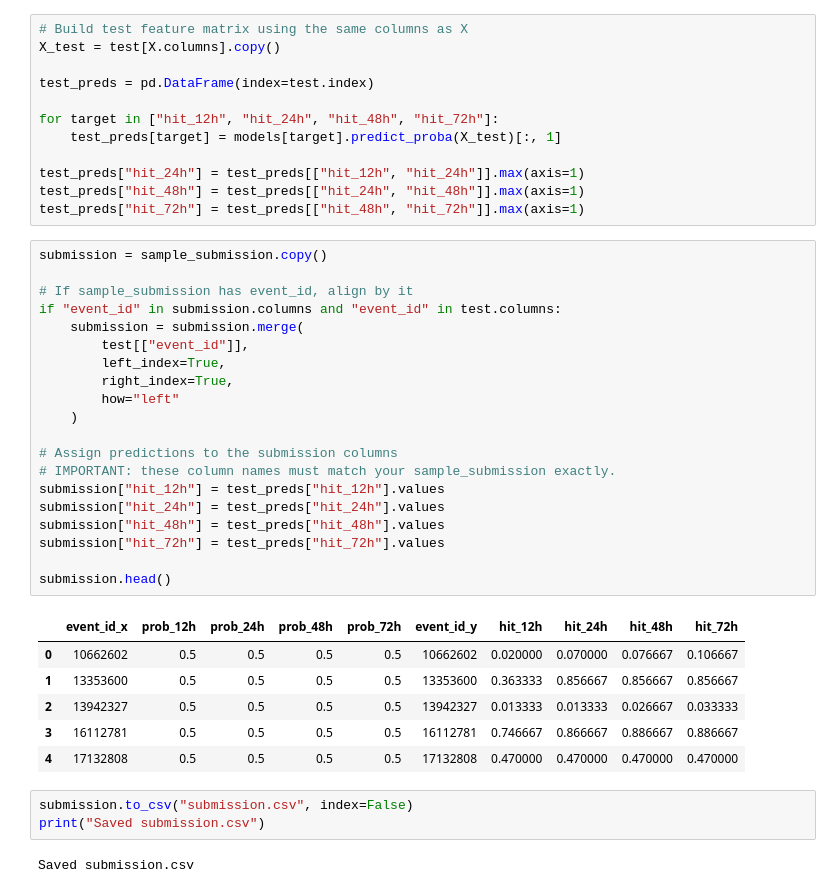
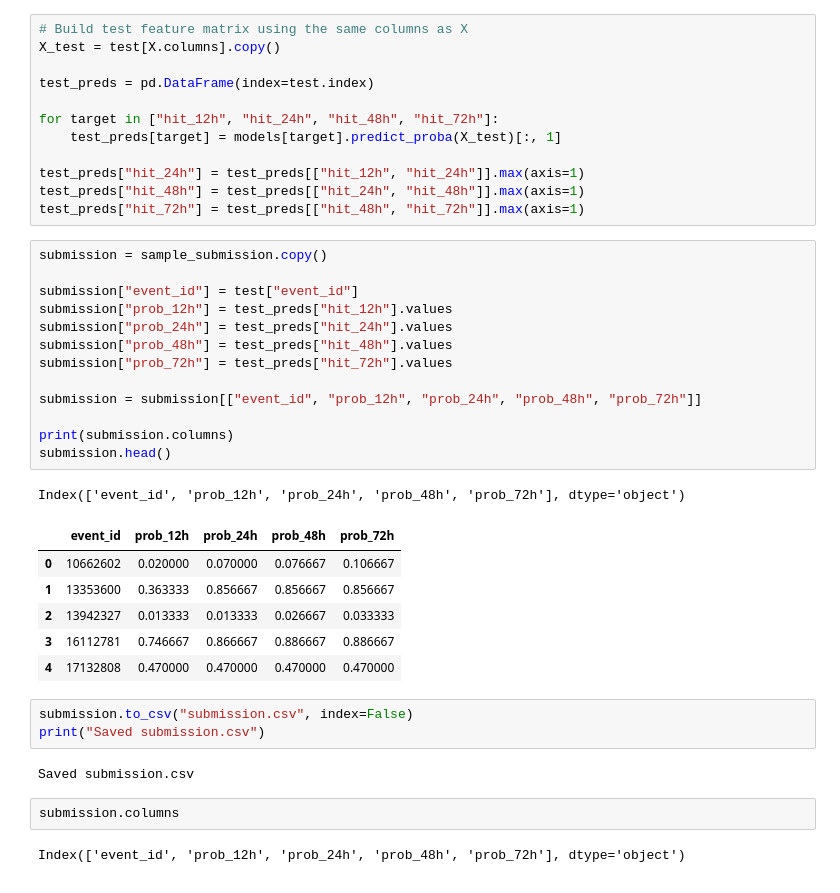
Before and after one commit to kholostovamk/KaggleCompetitionFires, a Jupyter notebook: notebook68a9156674.ipynb, the cells around one changed output. Cells and saved outputs as stored; diff of their text form.

```diff
--- a/notebook68a9156674.ipynb
+++ b/notebook68a9156674.ipynb
@@ -932,35 +932,33 @@ for target in ["hit_12h", "hit_24h", "hit_48h", "hit_72h"]:
 test_preds["hit_24h"] = test_preds[["hit_12h", "hit_24h"]].max(axis=1)
 test_preds["hit_48h"] = test_preds[["hit_24h", "hit_48h"]].max(axis=1)
 test_preds["hit_72h"] = test_preds[["hit_48h", "hit_72h"]].max(axis=1)
-# %%
-submission = sample_submission.copy()
-
-# If sample_submission has event_id, align by it
-if "event_id" in submission.columns and "event_id" in test.columns:
-    submission = submission.merge(
-        test[["event_id"]],
-        left_index=True,
-        right_index=True,
-        how="left"
-    )
-
-# Assign predictions to the submission columns
-# IMPORTANT: these column names must match your sample_submission exactly.
-submission["hit_12h"] = test_preds["hit_12h"].values
-submission["hit_24h"] = test_preds["hit_24h"].values
-submission["hit_48h"] = test_preds["hit_48h"].values
-submission["hit_72h"] = test_preds["hit_72h"].values
-
-submission.head()
-# %% [output]
-|  | event_id_x | prob_12h | prob_24h | prob_48h | prob_72h | event_id_y | hit_12h | hit_24h | hit_48h | hit_72h |
-| 0 | 10662602 | 0.5 | 0.5 | 0.5 | 0.5 | 10662602 | 0.020000 | 0.070000 | 0.076667 | 0.106667 |
-| 1 | 13353600 | 0.5 | 0.5 | 0.5 | 0.5 | 13353600 | 0.363333 | 0.856667 | 0.856667 | 0.856667 |
-| 2 | 13942327 | 0.5 | 0.5 | 0.5 | 0.5 | 13942327 | 0.013333 | 0.013333 | 0.026667 | 0.033333 |
-| 3 | 16112781 | 0.5 | 0.5 | 0.5 | 0.5 | 16112781 | 0.746667 | 0.866667 | 0.886667 | 0.886667 |
-| 4 | 17132808 | 0.5 | 0.5 | 0.5 | 0.5 | 17132808 | 0.470000 | 0.470000 | 0.470000 | 0.470000 |
+# %%
+submission = sample_submission.copy()
+
+submission["event_id"] = test["event_id"]
+submission["prob_12h"] = test_preds["hit_12h"].values
+submission["prob_24h"] = test_preds["hit_24h"].values
+submission["prob_48h"] = test_preds["hit_48h"].values
+submission["prob_72h"] = test_preds["hit_72h"].values
+
+submission = submission[["event_id", "prob_12h", "prob_24h", "prob_48h", "prob_72h"]]
+
+print(submission.columns)
+submission.head()
+# %% [output]
+Index(['event_id', 'prob_12h', 'prob_24h', 'prob_48h', 'prob_72h'], dtype='object')
+|  | event_id | prob_12h | prob_24h | prob_48h | prob_72h |
+| 0 | 10662602 | 0.020000 | 0.070000 | 0.076667 | 0.106667 |
+| 1 | 13353600 | 0.363333 | 0.856667 | 0.856667 | 0.856667 |
+| 2 | 13942327 | 0.013333 | 0.013333 | 0.026667 | 0.033333 |
+| 3 | 16112781 | 0.746667 | 0.866667 | 0.886667 | 0.886667 |
+| 4 | 17132808 | 0.470000 | 0.470000 | 0.470000 | 0.470000 |
 # %%
 submission.to_csv("submission.csv", index=False)
 print("Saved submission.csv")
 # %% [output]
 Saved submission.csv
+# %%
+submission.columns
+# %% [output]
+Index(['event_id', 'prob_12h', 'prob_24h', 'prob_48h', 'prob_72h'], dtype='object')
```
